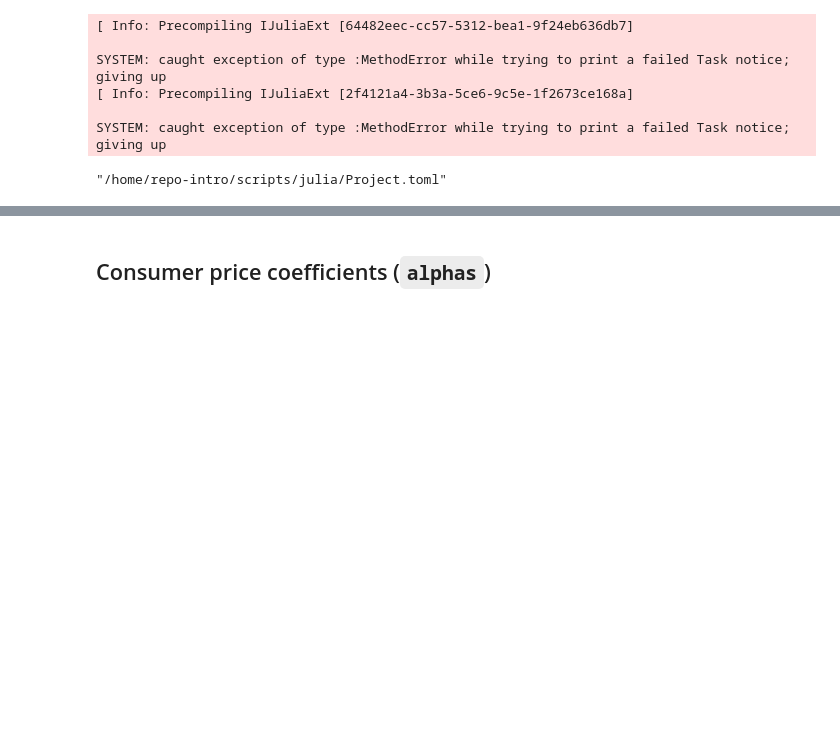
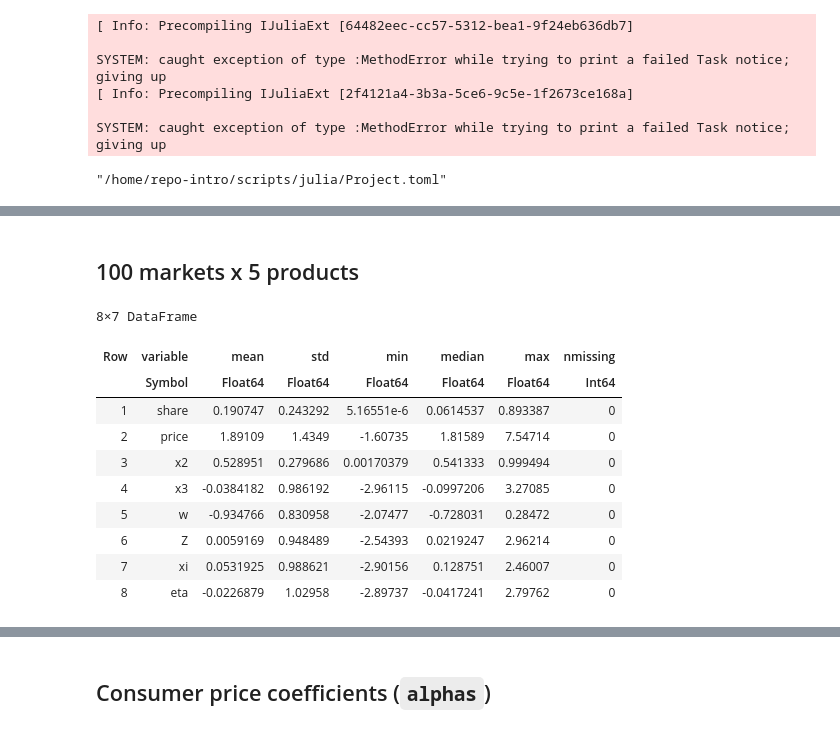
Before and after one commit to Erick-0M/problem-set-io, a Jupyter notebook: code/scripts/problem_set.ipynb, the cells around one changed output, grey strips where cells are left out. Cells and saved outputs as stored; diff of their text form; code cells hidden in the pictures; blank space fills up the shorter version.

```diff
--- a/code/scripts/problem_set.ipynb
+++ b/code/scripts/problem_set.ipynb
@@ -89,0 +96,16 @@ DataFrame(dataset = sort(collect(keys(data))),
+# %% [markdown]
+## 100 markets x 5 products
+# %%
+describe(df3, :mean, :std, :min, :median, :max, :nmissing)
+# %% [output]
+8×7 DataFrame
+| Row | variable | mean | std | min | median | max | nmissing |
+|  | Symbol | Float64 | Float64 | Float64 | Float64 | Float64 | Int64 |
+| 1 | share | 0.190747 | 0.243292 | 5.16551e-6 | 0.0614537 | 0.893387 | 0 |
+| 2 | price | 1.89109 | 1.4349 | -1.60735 | 1.81589 | 7.54714 | 0 |
+| 3 | x2 | 0.528951 | 0.279686 | 0.00170379 | 0.541333 | 0.999494 | 0 |
+| 4 | x3 | -0.0384182 | 0.986192 | -2.96115 | -0.0997206 | 3.27085 | 0 |
+| 5 | w | -0.934766 | 0.830958 | -2.07477 | -0.728031 | 0.28472 | 0 |
+| 6 | Z | 0.0059169 | 0.948489 | -2.54393 | 0.0219247 | 2.96214 | 0 |
+| 7 | xi | 0.0531925 | 0.988621 | -2.90156 | 0.128751 | 2.46007 | 0 |
+| 8 | eta | -0.0226879 | 1.02958 | -2.89737 | -0.0417241 | 2.79762 | 0 |
```
Also changed, not shown: parts of 23 cells of this notebook.
